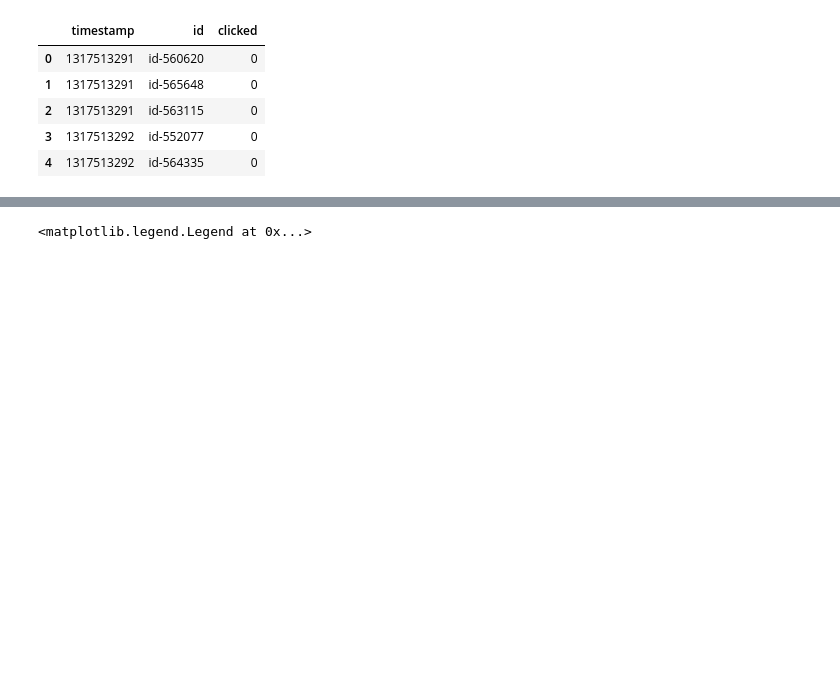
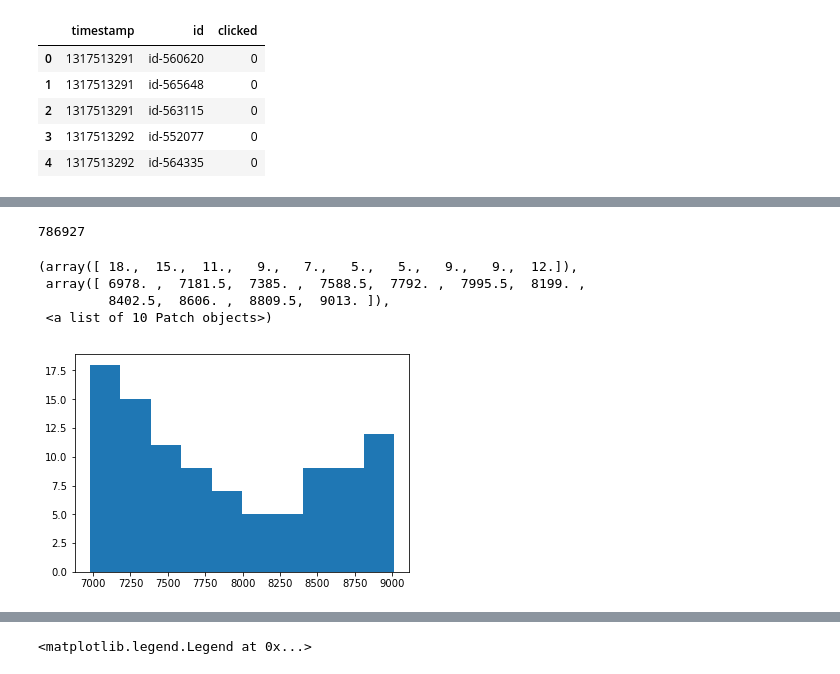
Before and after one commit to ShrekFelix/Reducing-Exploration-of-Dying-Arms-in-Mortal-Bandits, a Jupyter notebook: recommenders SCALED.ipynb, the cells around one changed output, grey strips where cells are left out. Saved outputs shown, nothing was run; the diff lists cells and outputs as text; code cells hidden in the pictures; blank space fills up the shorter version.

```diff
--- a/recommenders SCALED.ipynb
+++ b/recommenders SCALED.ipynb
@@ -272,0 +388,14 @@ ucbl.rewards
+# %%
+# AG_L with threshold .3
+def player_ag(i):
+    print('player',i,'started')
+    start = time.time()
+    agl = AG_L(records, pool, unborn)
+    agl.initialize(25)
+    agl.play(100000, .3)
+    end = time.time()
+    print('player',i,'finished with',agl.rewards,'time spent:', end-start)
+    return agl.rewards
+plt_agl = []
+with Pool(4) as p:
+    plt_agl += p.map(player_ag, [i for i in range(100)])
@@ -272,0 +435,14 @@ ucbl.rewards
+# %%
+# UCB
+def player(i):
+    print('player',i,'started')
+    start = time.time()
+    ucbl = UCB_L(records[i*10000:], pool, unborn)
+    ucbl.initialize(25)
+    ucbl.play(100000, None)
+    end = time.time()
+    print('player',i,'finished with',ucbl.rewards,'time spent:', end-start)
+    return ucbl.rewards
+plt_ucb = []
+with Pool(4) as p:
+    plt_ucb += p.map(player, [i for i in range(100)])
@@ -272,0 +467,14 @@ ucbl.rewards
+# %%
+# UCB_L
+def player(i):
+    print('player',i,'started')
+    start = time.time()
+    ucbl = UCB_L(records[i*10000:], pool, unborn)
+    ucbl.initialize(25)
+    ucbl.play(100000, .008)
+    end = time.time()
+    print('player',i,'finished with',ucbl.rewards,'time spent:', end-start)
+    return ucbl.rewards
+plt_ucbl = []
+with Pool(4) as p:
+    plt_ucbl += p.map(player, [i for i in range(100)])
@@ -273,2 +502,14 @@ ucbl.rewards
+# %%
+sum(plt_ucbl)
+# %% [output]
+786927
+# %%
+plt.hist(plt_ucbl)
+# %% [output]
+(array([ 18.,  15.,  11.,   9.,   7.,   5.,   5.,   9.,   9.,  12.]),
+ array([ 6978. ,  7181.5,  7385. ,  7588.5,  7792. ,  7995.5,  8199. ,
+         8402.5,  8606. ,  8809.5,  9013. ]),
+ <a list of 10 Patch objects>)
+[figure, added]
 # %%
 def play(records):
```
Also changed, not shown: parts of 36 cells of this notebook, 5 other files.
